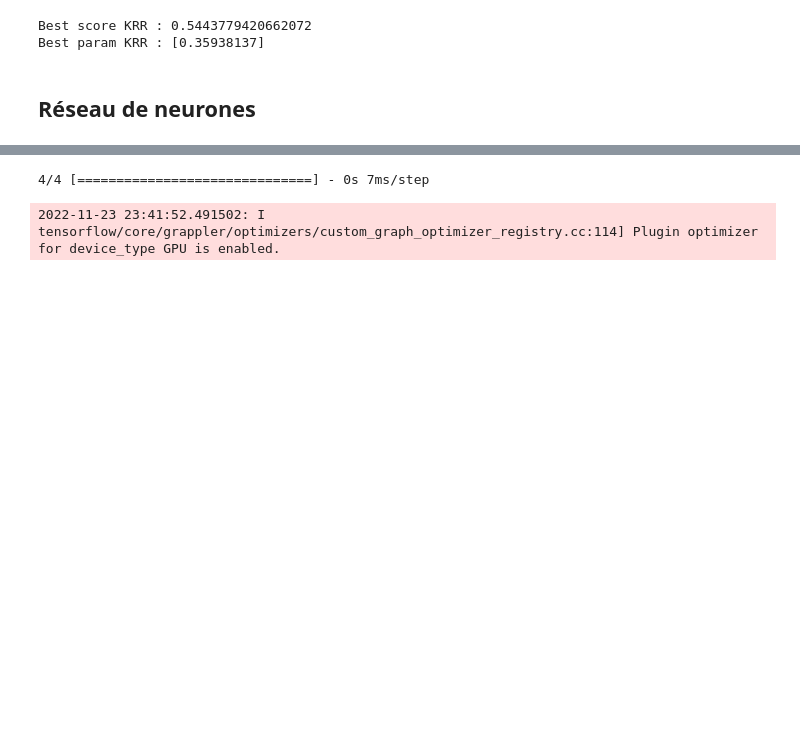
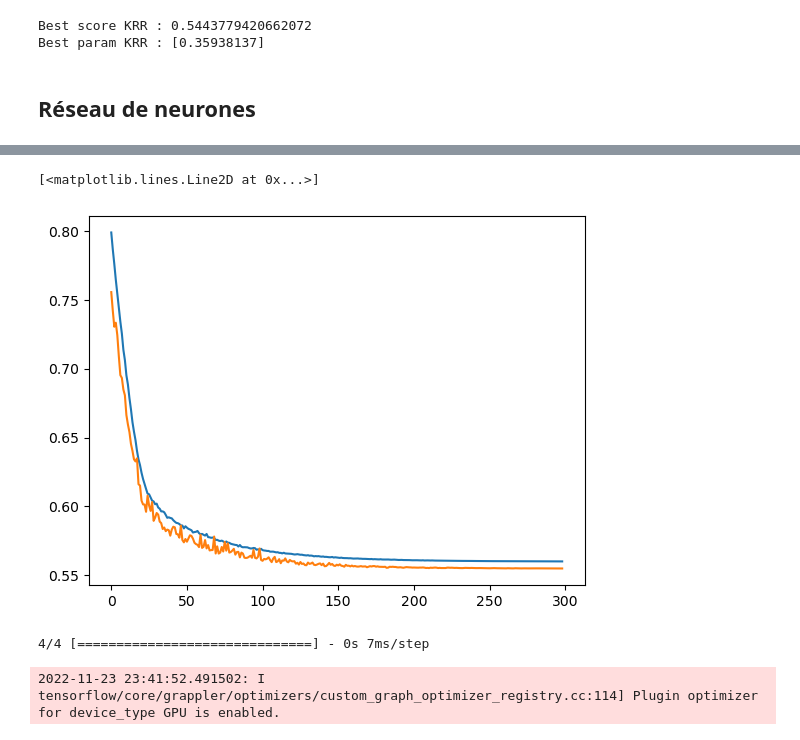
Before and after one commit to LoanRenaud/zundel, a Jupyter notebook: Zundel_Ion.ipynb, the cells around one changed output, grey strips where cells are left out. Drawn from its saved outputs; the diff is of its cells as text; code cells hidden in the pictures; blank space fills up the shorter version.

```diff
--- a/Zundel_Ion.ipynb
+++ b/Zundel_Ion.ipynb
@@ -594,3 +600,9 @@ Epoch 300/300
+# %%
+plt.plot(Hist.history['mean_squared_error'][1:])
+plt.plot(Hist.history['val_mean_squared_error'][1:])
+# %% [output]
+[<matplotlib.lines.Line2D at 0x...>]
+[figure, added]
 # %%
 plt.scatter(np.arange(0, len(y_train[:100])),model.predict(X_test_CMe_red[:100]), marker='.', color='red')
 plt.plot(np.arange(0, len(y_train[:100])), y_test[:100], alpha=0.2)
```
Also changed, not shown: parts of 4 cells of this notebook.
